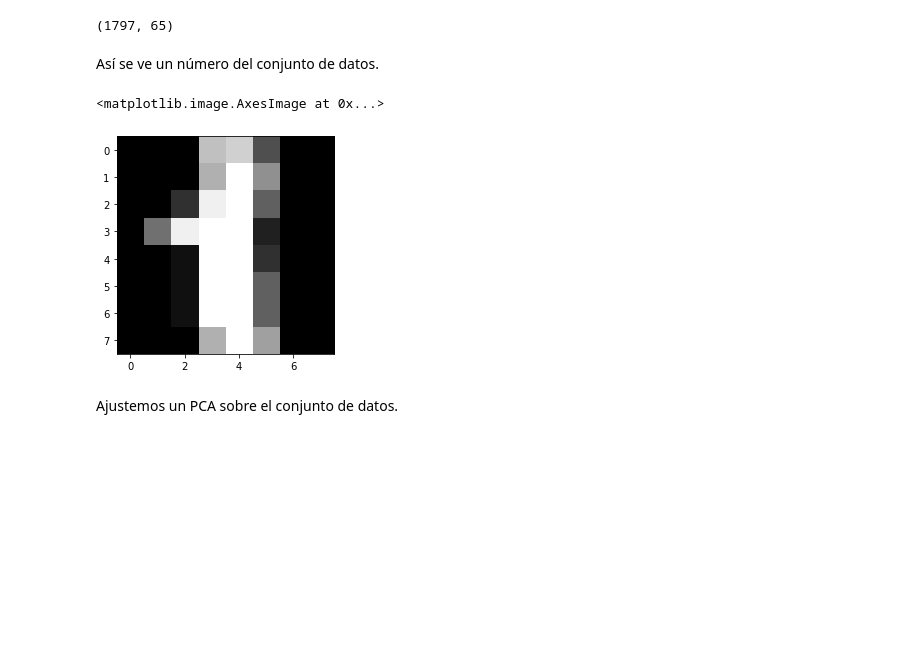
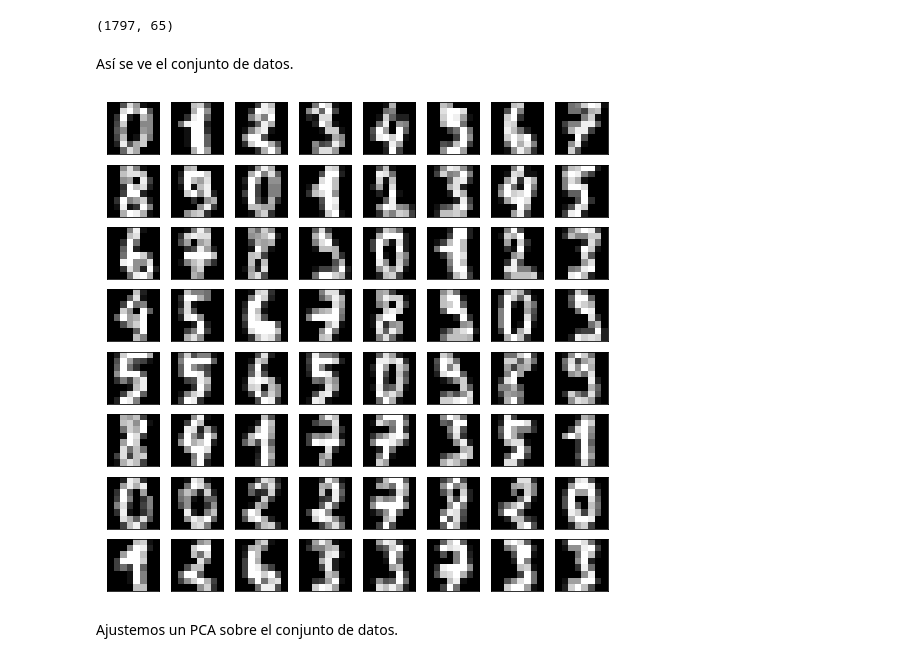
Before and after one commit to Barbie2401/mlb, a Jupyter notebook: 5-dimensionality-reduction.ipynb, the cells around one changed output. Saved outputs shown, nothing was run; the diff lists cells and outputs as text; code cells hidden in the pictures; blank space fills up the shorter version.

```diff
--- a/5-dimensionality-reduction.ipynb
+++ b/5-dimensionality-reduction.ipynb
@@ -134,15 +209,17 @@ mnist.shape
 # %% [output]
 (1797, 65)
 # %% [markdown]
-Así se ve un número del conjunto de datos.
+Así se ve el conjunto de datos.
 # %%
-plt.imshow(
-    mnist.iloc[1,:-1].values.reshape(8,-1),
-    cmap="gray"
-)
+fig,axs = plt.subplots(8,8,figsize=(9, 9),subplot_kw={'xticks':[], 'yticks':[]})
+
+for i,ax in enumerate(axs.flat):
+    ax.imshow(
+        mnist.iloc[i,:-1].values.reshape(8,-1),
+        cmap="gray"
+    )
 # %% [output]
-<matplotlib.image.AxesImage at 0x...>
-[figure, old version]
+[figure, new version]
 # %% [markdown]
 Ajustemos un PCA sobre el conjunto de datos.
 # %%
```
Also changed, not shown: parts of 16 cells of this notebook.
